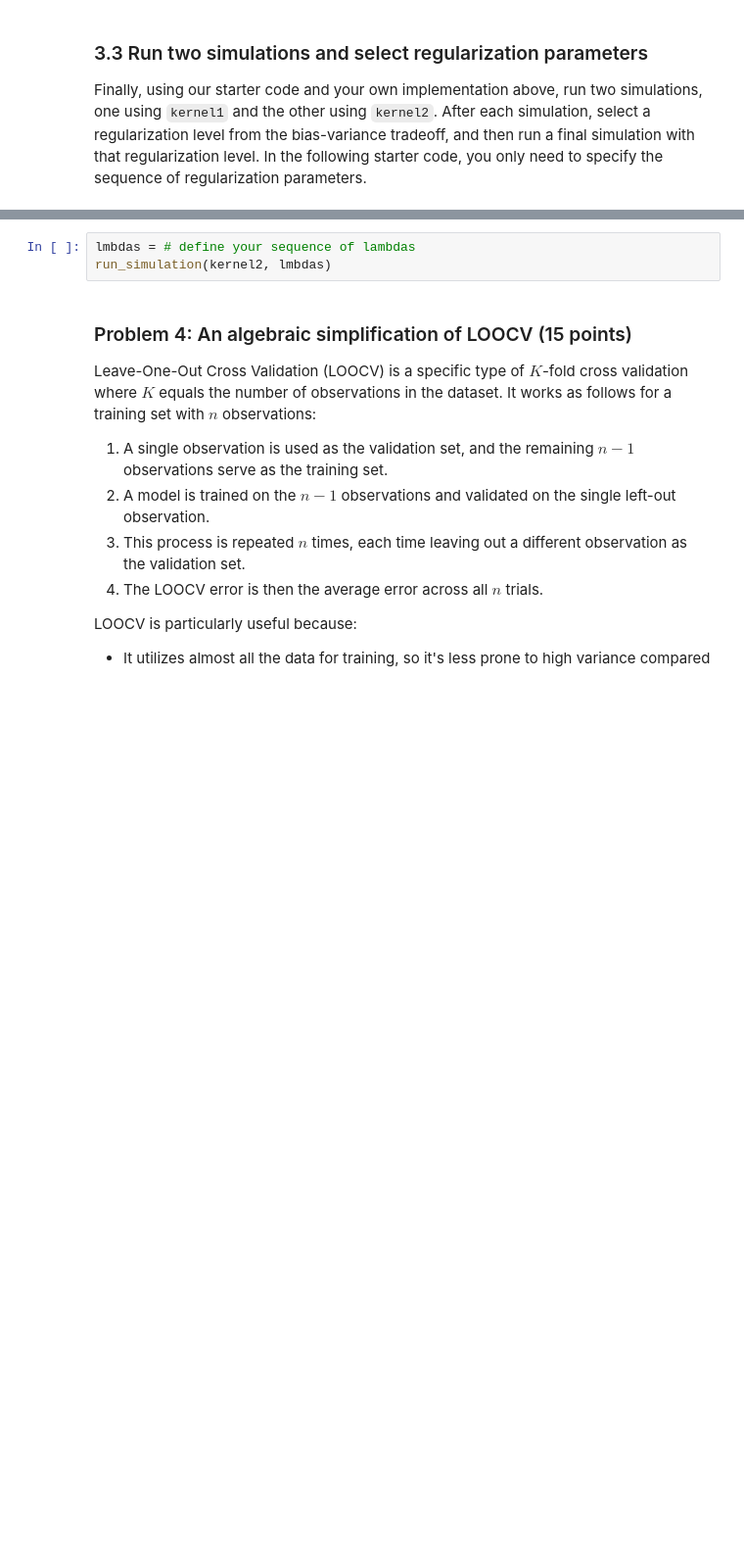
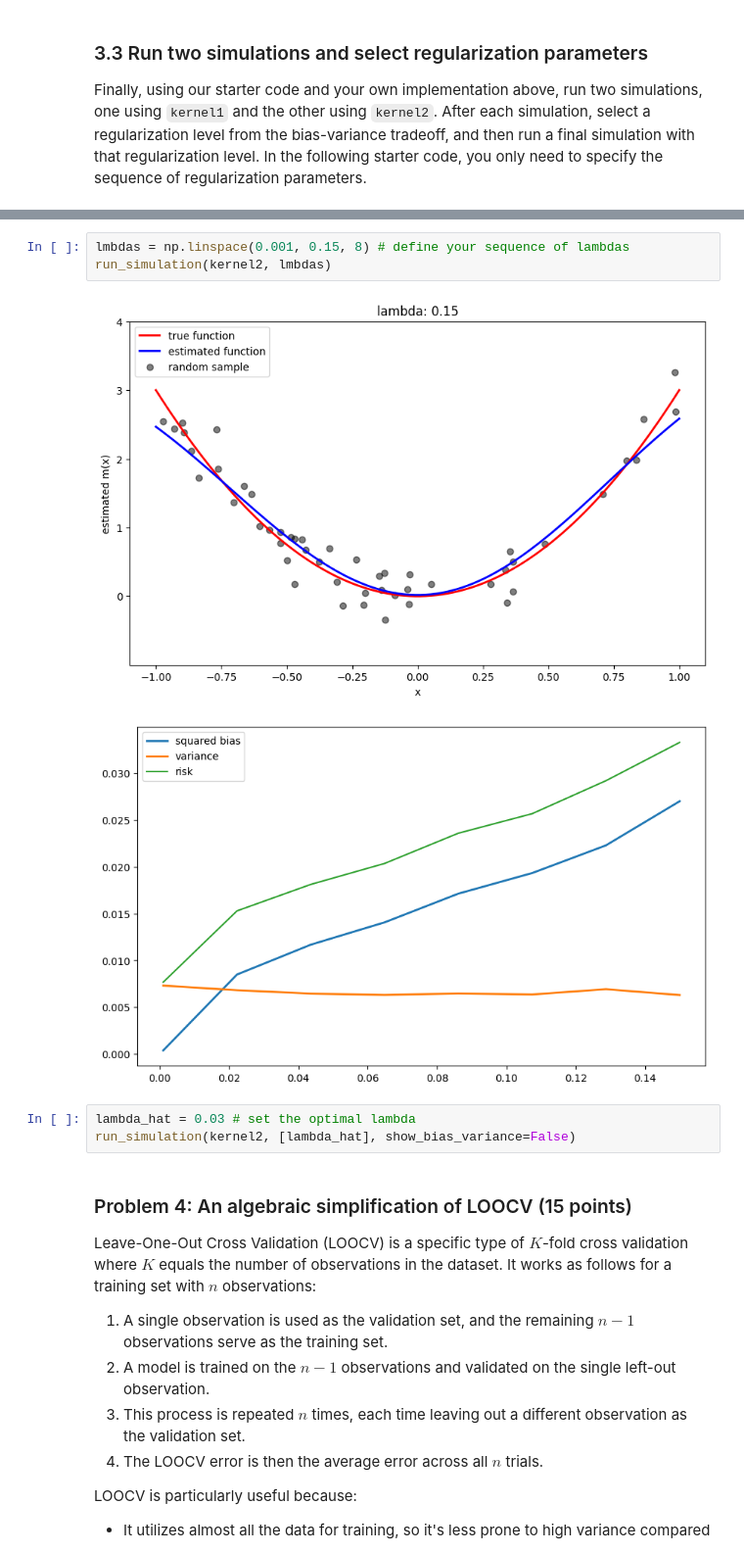
Before and after one commit to ml3267/s-ds3650, a Jupyter notebook: assignments/assn1/assn1.ipynb, the cells around one changed output, grey strips where cells are left out. Shown at 98% size. Cells and saved outputs as stored; diff of their text form; blank space fills up the shorter version.

```diff
--- a/assignments/assn1/assn1.ipynb
+++ b/assignments/assn1/assn1.ipynb
@@ -324,6 +341,12 @@ run_simulation(kernel1, [lambda_hat], show_bias_variance=False)
 # %%
-lmbdas = # define your sequence of lambdas
+lmbdas = np.linspace(0.001, 0.15, 8) # define your sequence of lambdas
 run_simulation(kernel2, lmbdas)
+# %% [output]
+[figure, added]
+[figure, added]
+# %%
+lambda_hat = 0.03 # set the optimal lambda
+run_simulation(kernel2, [lambda_hat], show_bias_variance=False)
 # %% [markdown]
 ### Problem 4: An algebraic simplification of LOOCV (15 points)
 
```
Also changed, not shown: parts of 4 cells of this notebook.
